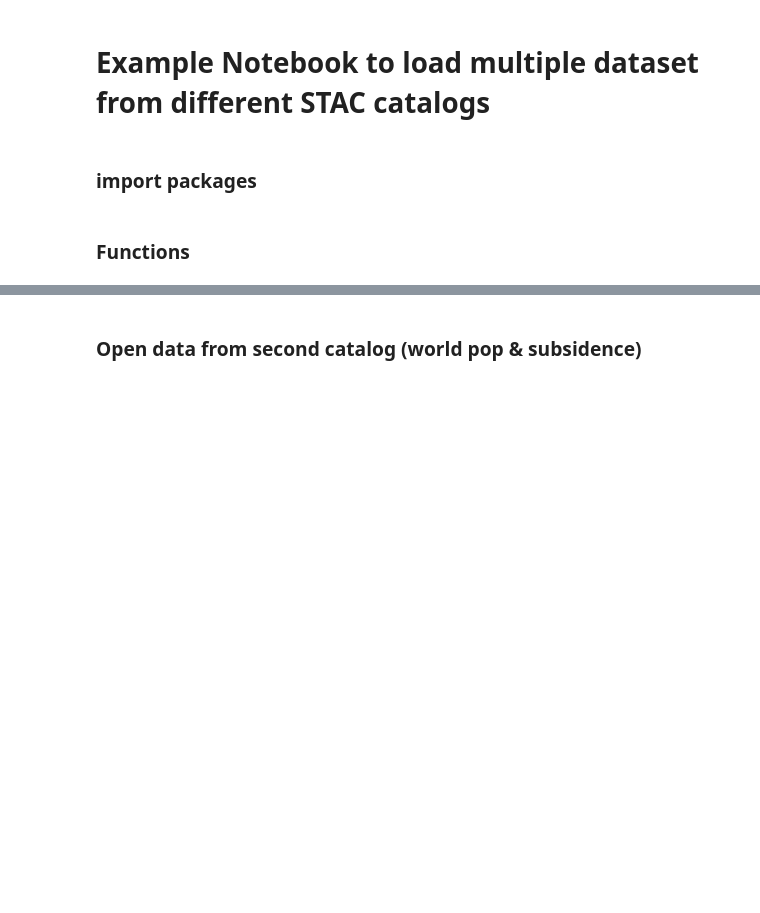
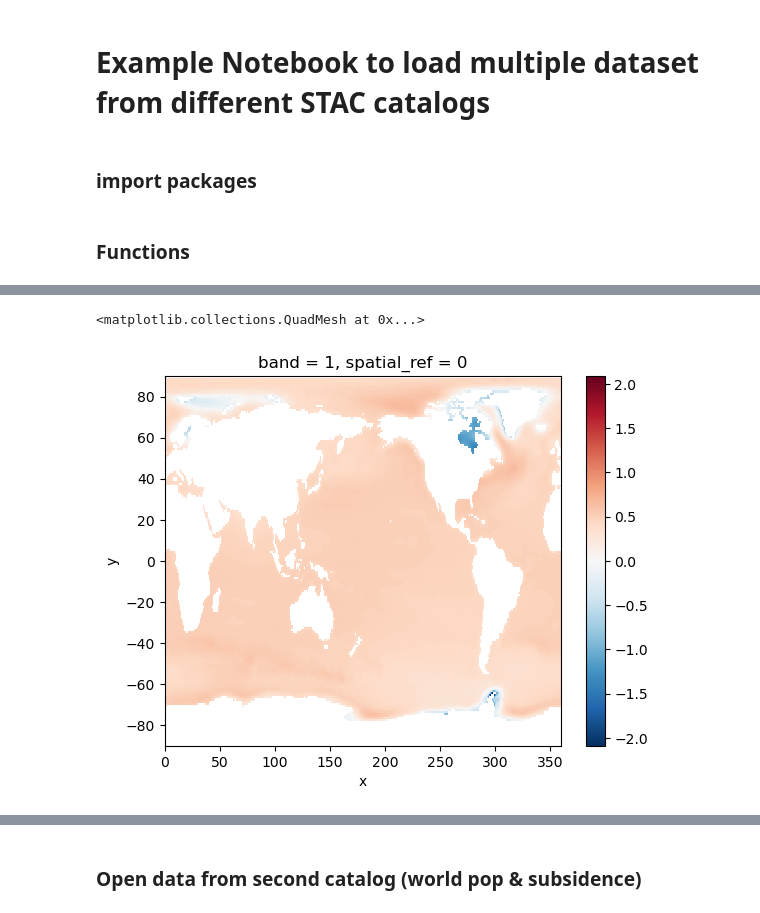
Before and after one commit to Deltares-research/IDP-workbench, a Jupyter notebook: examples/get_data_from_STAC.ipynb, the cells around one changed output, grey strips where cells are left out. Cells and saved outputs as stored; diff of their text form; code cells hidden in the pictures; blank space fills up the shorter version.

```diff
--- a/examples/get_data_from_STAC.ipynb
+++ b/examples/get_data_from_STAC.ipynb
@@ -74,5 +238,5 @@ items_ar6_df = items_to_dataframe([i.to_dict() for i in items_ar6])
 # %%
 yr = 2100  # set year
 ens = 50  # set ensemble [0-100]
-var = "slr"  # set variable
+ccs5 = "26"  # set climate change scenario for AR5
 ccs6 = "1-26"  # set climate change scenario for AR6
@@ -124,0 +252,8 @@ ar6_item_corr.plot()
+# %%
+df = ar_df_dict["AR5"]
+row_selected = df[(df['CCS'] == ccs5) & (df['YRS'] == yr) & (df['ENS'] == str(float(ens)))].iloc[0]
+ar5_item = rio.open_rasterio(row_selected.href, masked=True)
+ar5_item.plot()
+# %% [output]
+<matplotlib.collections.QuadMesh at 0x...>
+[figure, added]
```
Also changed, not shown: parts of 24 cells of this notebook.
